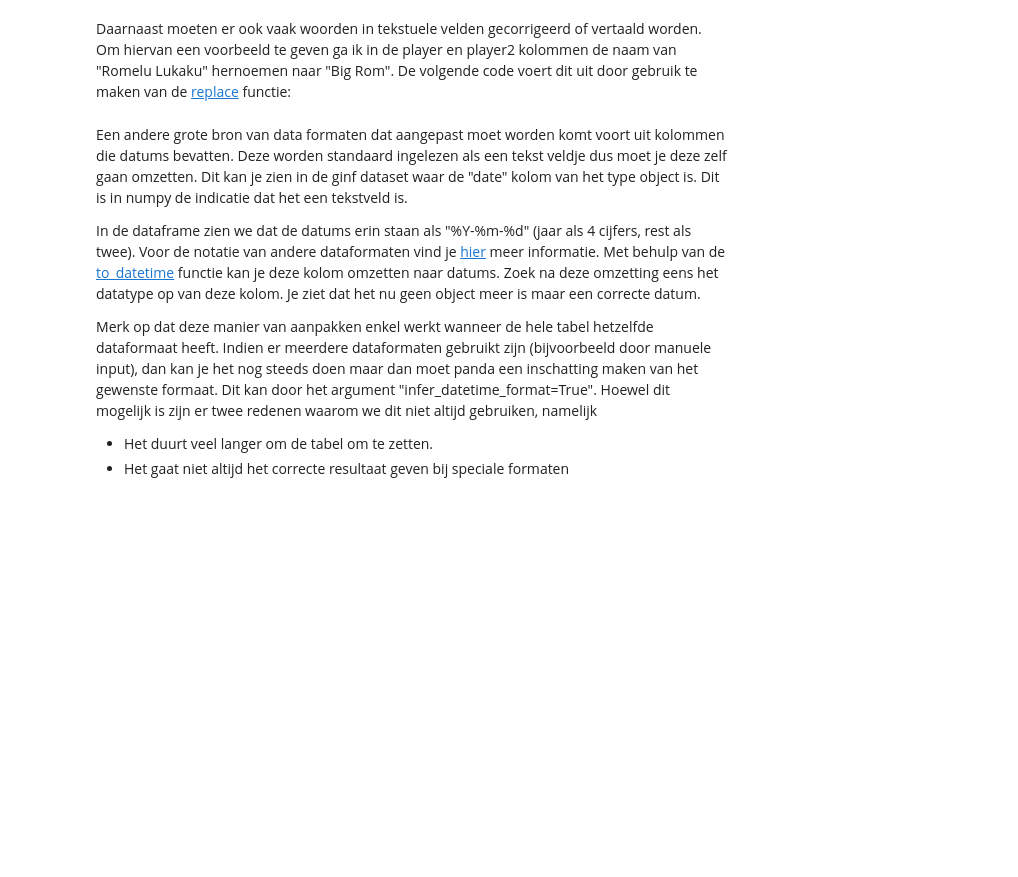
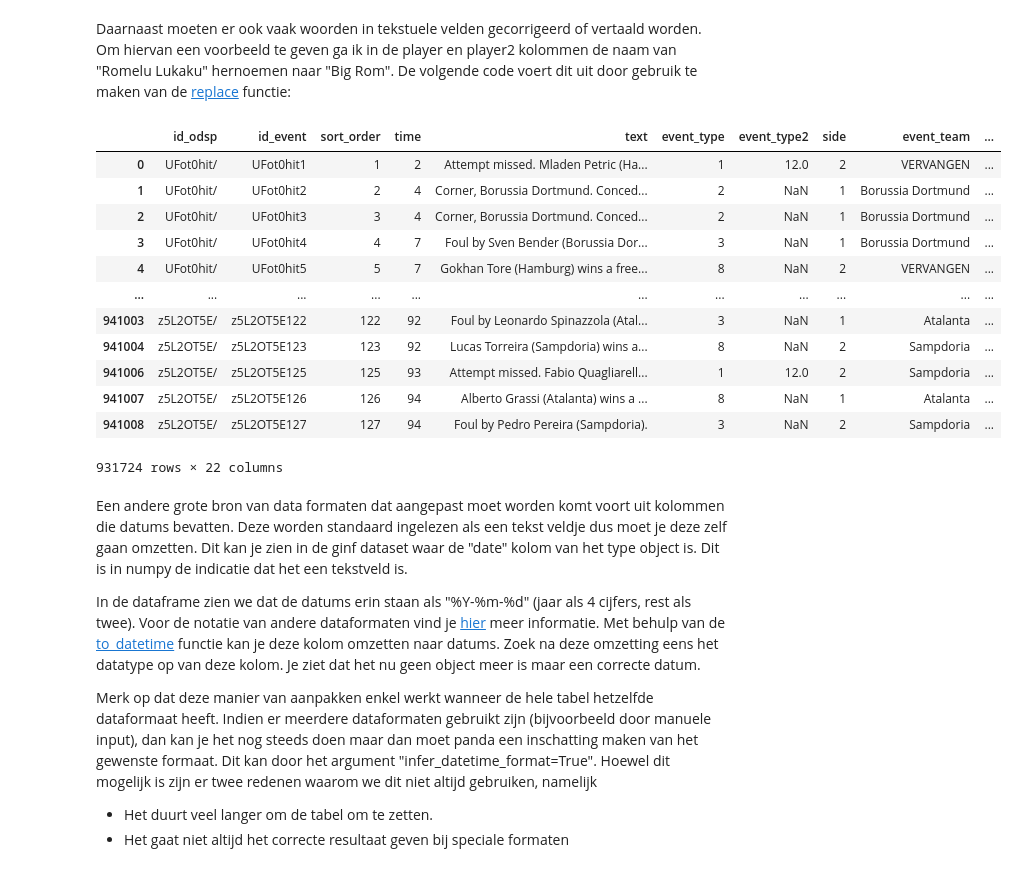
Before and after one commit to OdiseeDataScience2526/Leerstof-groep456, a Jupyter notebook: Les_02/02_DataCleaning.ipynb, the cells around one changed output. Cells and saved outputs as stored; diff of their text form; code cells hidden in the pictures; blank space fills up the shorter version.

```diff
--- a/Les_02/02_DataCleaning.ipynb
+++ b/Les_02/02_DataCleaning.ipynb
@@ -71,3 +150,14 @@ De kolommen met informatie over het event (bvb shot_place) zijn nodig en mogen d
 Nan geeft dan enkel weer dat de waarde niet van toepassing is.
 De 4 kolommen met speler informatie kan echter gereduceerd worden tot twee kolommen (1 voor elk team) waarbij player2 niet altijd ingevuld moet zijn.
 Dit kan bewezen worden als volgt:
+# %%
+nans = df_events_copy.isnull() # is ongeveer analoog aan isna()
+
+print(sum(nans['player'])) # twee manieren om kolommen te selecteren
+print(sum(nans.player_in))
+print(sum(nans.player) + sum(nans.player_in))
+
+print(sum(nans.player ^ nans.player_in)) # exact 1 ingevuld (xor)
+print(sum(nans.player & nans.player_in)) # and
+print(sum(nans.player | nans.player_in)) # of
+print(sum(~nans.player & ~nans.player_in)) # niet met ~
@@ -83,3 +181,15 @@ Overbodige kolommen:
 * id_event (samenstelling van id_odsp en sort_order)
 
 Dit doen we hier:
+# %%
+df_events_copy_reduced = df_events_copy[nans.player ^ nans.player_in]
+
+# de trage manier om de player en player_in kolom samen te voegen
+# functie in python is veel trager
+def get_player_info(row):
+    if row.isnull().player:
+        return row.player_in
+    else:
+        return row.player
+
+display(df_events_copy_reduced.apply(get_player_info, axis=1))
@@ -86,3 +209,7 @@ Dit doen we hier:
+# %%
+# snellere manier door gebruik te maken van pandas functionaliteiten
+nans_player = df_events_copy_reduced.isnull().player
+df_events_copy_reduced.loc[nans_player, 'player'] = df_events_copy_reduced.loc[nans_player, 'player_in']
 # %% [markdown]
 Oefening: Zijn er na het mergen van deze twee kolommen nog gevallen waar player null is maar player2 niet? In het geval dat er nog zo rijen zijn, verplaats de waarde van de player2 kolom naar de player kolom (enkel voor deze rijen). Nadat dit gedaan is hebben we zoveel mogelijk gedaan en kunnen we de overige rijen waarvoor de player feature null is laten vallen.
 # %% [markdown]
@@ -104,6 +272,22 @@ Laten we eerst eens de One-Hot Encoded values omzetten van 0/1 naar true/false.
 Daarnaast moeten er ook vaak woorden in tekstuele velden gecorrigeerd of vertaald worden.
 Om hiervan een voorbeeld te geven ga ik in de player en player2 kolommen de naam van "Romelu Lukaku" hernoemen naar "Big Rom".
 De volgende code voert dit uit door gebruik te maken van de [replace](https://pandas.pydata.org/pandas-docs/stable/reference/api/pandas.DataFrame.replace.html) functie:
+# %%
+df_events_copy_reduced.replace(to_replace='Hamburg SV', value='VERVANGEN')
+# %% [output]
+|  | id_odsp | id_event | sort_order | time | text | event_type | event_type2 | side | event_team | ... |
+| 0 | UFot0hit/ | UFot0hit1 | 1 | 2 | Attempt missed. Mladen Petric (Ha... | 1 | 12.0 | 2 | VERVANGEN | ... |
+| 1 | UFot0hit/ | UFot0hit2 | 2 | 4 | Corner, Borussia Dortmund. Conced... | 2 | NaN | 1 | Borussia Dortmund | ... |
+| 2 | UFot0hit/ | UFot0hit3 | 3 | 4 | Corner, Borussia Dortmund. Conced... | 2 | NaN | 1 | Borussia Dortmund | ... |
+| 3 | UFot0hit/ | UFot0hit4 | 4 | 7 | Foul by Sven Bender (Borussia Dor... | 3 | NaN | 1 | Borussia Dortmund | ... |
+| 4 | UFot0hit/ | UFot0hit5 | 5 | 7 | Gokhan Tore (Hamburg) wins a free... | 8 | NaN | 2 | VERVANGEN | ... |
+| ... | ... | ... | ... | ... | ... | ... | ... | ... | ... | ... |
+| 941003 | z5L2OT5E/ | z5L2OT5E122 | 122 | 92 | Foul by Leonardo Spinazzola (Atal... | 3 | NaN | 1 | Atalanta | ... |
+| 941004 | z5L2OT5E/ | z5L2OT5E123 | 123 | 92 | Lucas Torreira (Sampdoria) wins a... | 8 | NaN | 2 | Sampdoria | ... |
+| 941006 | z5L2OT5E/ | z5L2OT5E125 | 125 | 93 | Attempt missed. Fabio Quagliarell... | 1 | 12.0 | 2 | Sampdoria | ... |
+| 941007 | z5L2OT5E/ | z5L2OT5E126 | 126 | 94 | Alberto Grassi (Atalanta) wins a ... | 8 | NaN | 1 | Atalanta | ... |
+| 941008 | z5L2OT5E/ | z5L2OT5E127 | 127 | 94 | Foul by Pedro Pereira (Sampdoria). | 3 | NaN | 2 | Sampdoria | ... |
+931724 rows × 22 columns
 # %% [markdown]
 Een andere grote bron van data formaten dat aangepast moet worden komt voort uit kolommen die datums bevatten. Deze worden standaard ingelezen als een tekst veldje dus moet je deze zelf gaan omzetten. Dit kan je zien in de ginf dataset waar de "date" kolom van het type object is. Dit is in numpy de indicatie dat het een tekstveld is.
 
```
Also changed, not shown: parts of 9 cells of this notebook, 1 other file.
